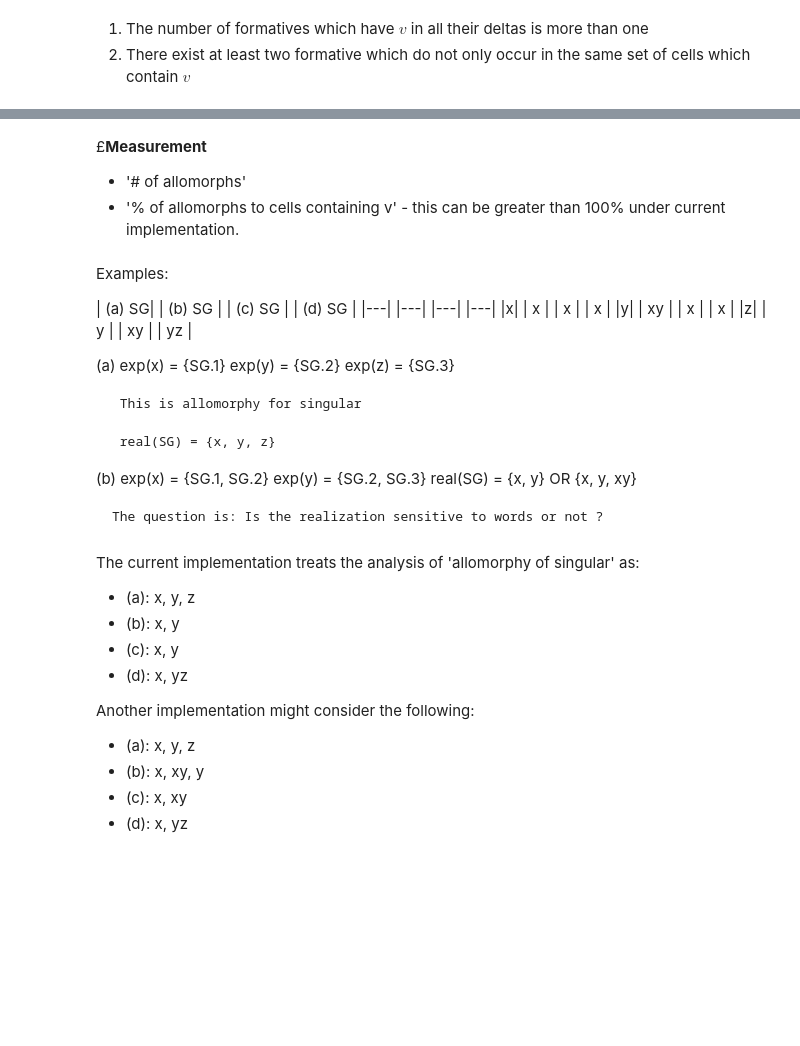
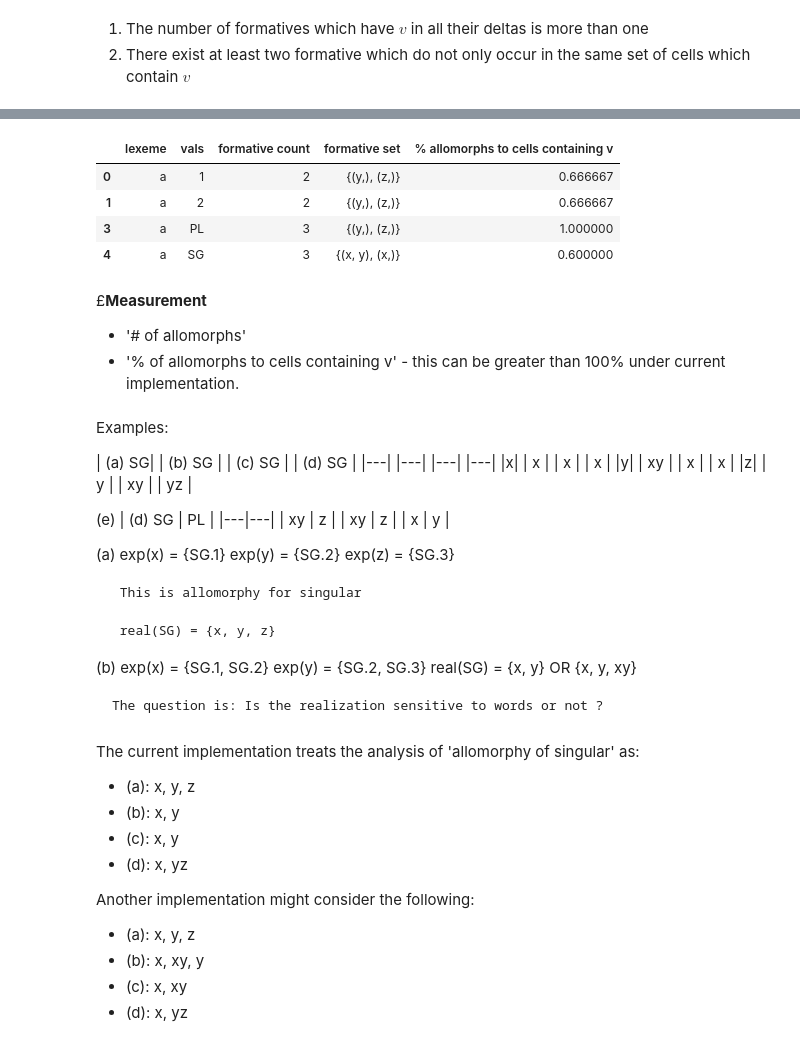
Before and after one commit to maecarroll/setMorph, a Jupyter notebook: ExponenceTypology.ipynb, the cells around one changed output, grey strips where cells are left out. Saved outputs shown, nothing was run; the diff lists cells and outputs as text; code cells hidden in the pictures; blank space fills up the shorter version.

Commit message:
+ allomorphy

```diff
--- a/ExponenceTypology.ipynb
+++ b/ExponenceTypology.ipynb
@@ -274,0 +291,5 @@ pd.DataFrame(allo)
+# %%
+exponents = pd.DataFrame([["a", "s", 0, "x", {("SG","1"), ("SG", "2"), ("SG", "3")}, {("SG",)}],
+ ["a", "s", 2, "y", {("SG","1"), ("SG","2"),("PL","3"),}, {("SG","1"), ("SG","2"),("PL","3"),}],
+ ["a", "s", 2, "z", {("PL","1"),("PL","2")}, {("PL","1"),("PL","2")}],
+ ], columns=["lexeme", "tier", "slot", "formative", "dist_a", "exponence"])
@@ -275,3 +303,11 @@ pd.DataFrame(allo)
+# %%
+sm.classify_allomorphy(exponents)
+# %% [output]
+|  | lexeme | vals | formative count | formative set | % allomorphs to cells containing v |
+| 0 | a | 1 | 2 | {(y,), (z,)} | 0.666667 |
+| 1 | a | 2 | 2 | {(y,), (z,)} | 0.666667 |
+| 3 | a | PL | 3 | {(y,), (z,)} | 1.000000 |
+| 4 | a | SG | 3 | {(x, y), (x,)} | 0.600000 |
 # %% [markdown]
 £**Measurement**
 
@@ -286,6 +322,13 @@ Examples:
 |x|        | x  |       | x  |       | x  |
 |y|        | xy |       | x  |       | x  |
 |z|        |  y |       | xy |       | yz |
+
+(e)
+ | (d) SG | PL |
+ |---|---|
+| xy  | z |
+| xy  | z |
+| x  | y |
 
 
 (a)
```
Also changed, not shown: parts of 9 cells of this notebook, 2 other files.
